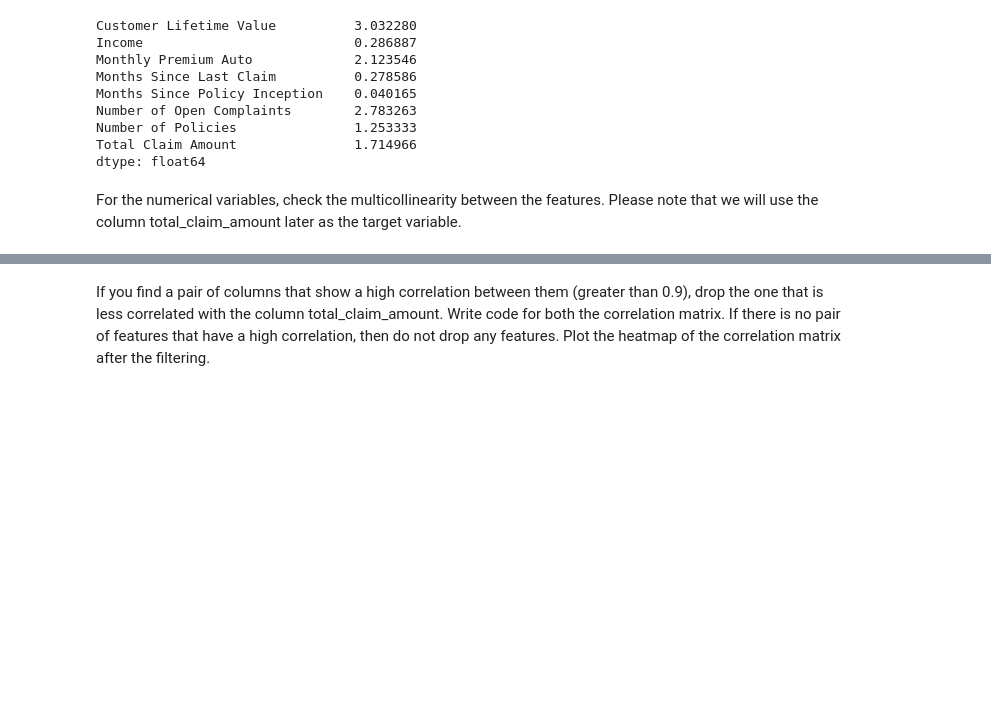
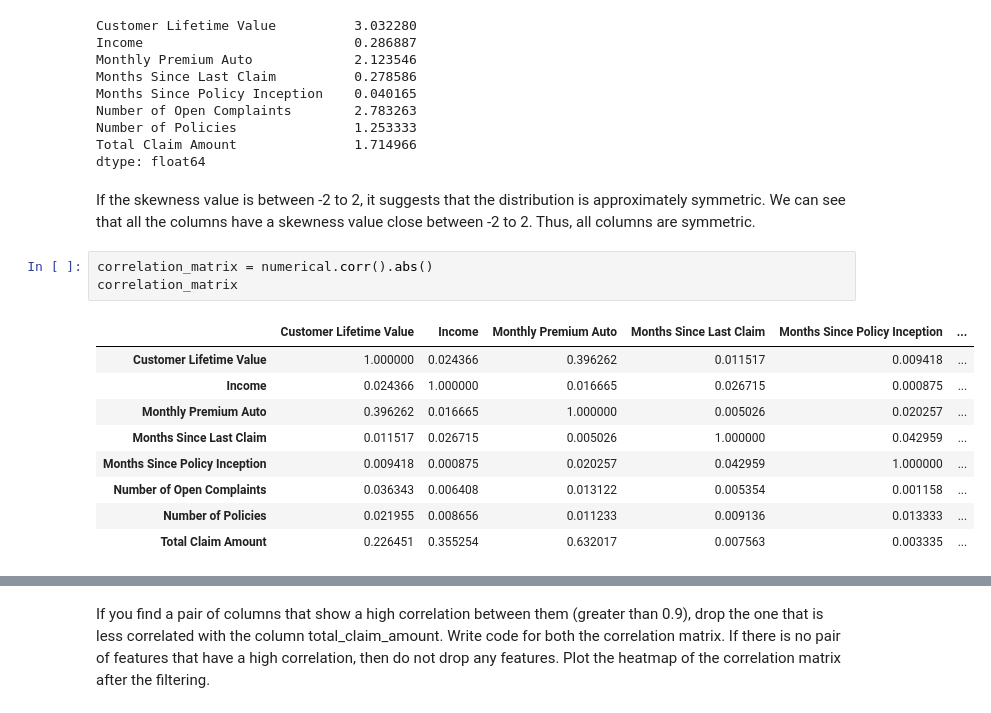
Before and after one commit to Simran2809/lab-data-transformations, a Jupyter notebook: Data_Transformation.ipynb, the cells around one changed output, grey strips where cells are left out. Drawn from its saved outputs; the diff is of its cells as text; blank space fills up the shorter version.

```diff
--- a/Data_Transformation.ipynb
+++ b/Data_Transformation.ipynb
@@ -99,5 +104,18 @@ Number of Open Complaints        2.783263
 Number of Policies               1.253333
 Total Claim Amount               1.714966
 dtype: float64
-# %% [markdown]
-For the numerical variables, check the multicollinearity between the features. Please note that we will use the column total_claim_amount later as the target variable.
+# %% [markdown]
+If the skewness value is between -2 to 2, it suggests that the distribution is approximately symmetric. We can see that all the columns have a skewness value close between -2 to 2. Thus, all columns are symmetric.
+# %%
+correlation_matrix = numerical.corr().abs()
+correlation_matrix
+# %% [output]
+|  | Customer Lifetime Value | Income | Monthly Premium Auto | Months Since Last Claim | Months Since Policy Inception | ... |
+| Customer Lifetime Value | 1.000000 | 0.024366 | 0.396262 | 0.011517 | 0.009418 | ... |
+| Income | 0.024366 | 1.000000 | 0.016665 | 0.026715 | 0.000875 | ... |
+| Monthly Premium Auto | 0.396262 | 0.016665 | 1.000000 | 0.005026 | 0.020257 | ... |
+| Months Since Last Claim | 0.011517 | 0.026715 | 0.005026 | 1.000000 | 0.042959 | ... |
+| Months Since Policy Inception | 0.009418 | 0.000875 | 0.020257 | 0.042959 | 1.000000 | ... |
+| Number of Open Complaints | 0.036343 | 0.006408 | 0.013122 | 0.005354 | 0.001158 | ... |
+| Number of Policies | 0.021955 | 0.008656 | 0.011233 | 0.009136 | 0.013333 | ... |
+| Total Claim Amount | 0.226451 | 0.355254 | 0.632017 | 0.007563 | 0.003335 | ... |
```
Also changed, not shown: parts of 7 cells of this notebook.
